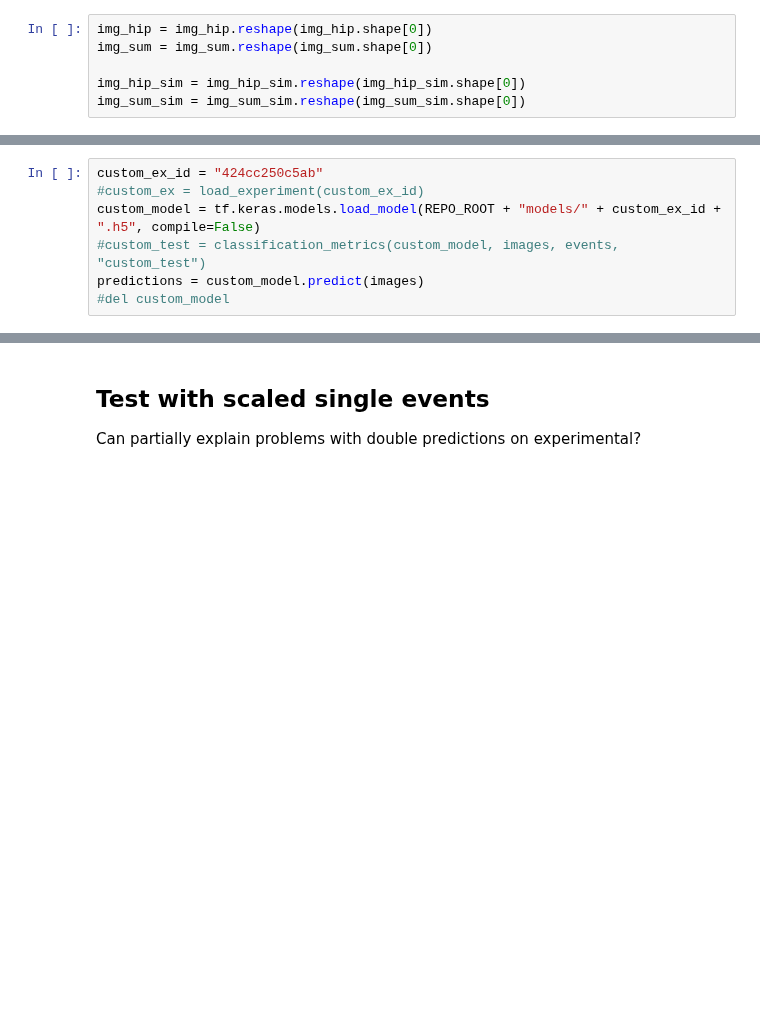
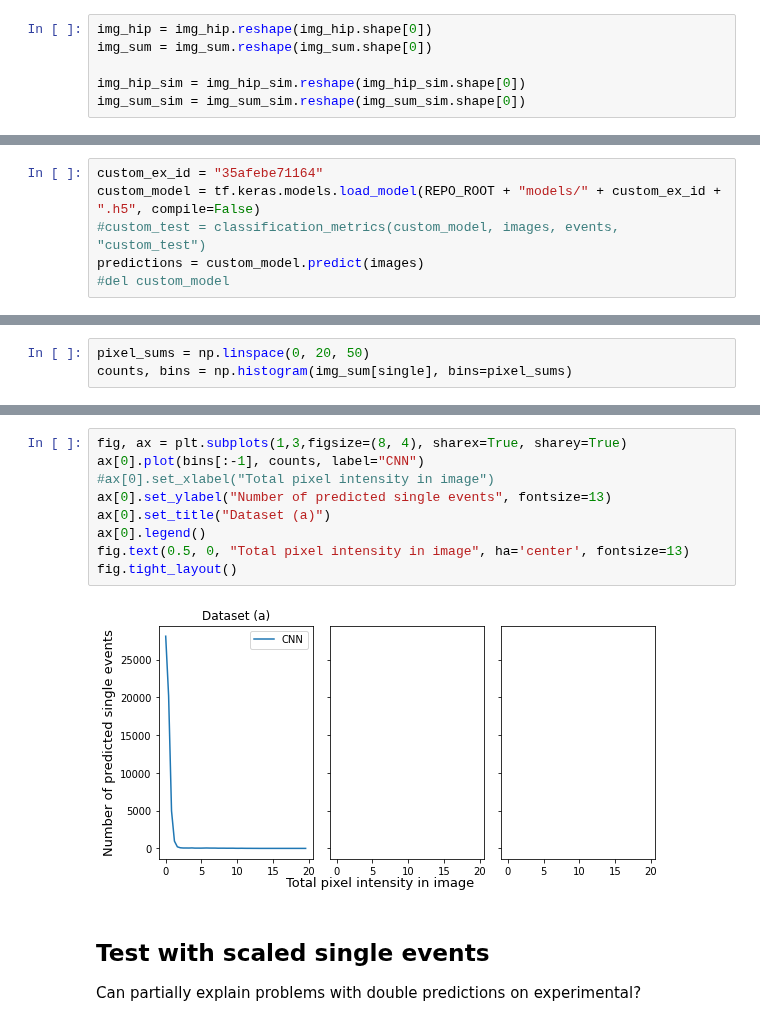
Before and after one commit to geirtul/master_analysis, a Jupyter notebook: notebooks/exploration/data_exploration_anodedata.ipynb, the cells around one changed output, grey strips where cells are left out. Saved outputs shown, nothing was run; the diff lists cells and outputs as text; blank space fills up the shorter version.

```diff
--- a/notebooks/exploration/data_exploration_anodedata.ipynb
+++ b/notebooks/exploration/data_exploration_anodedata.ipynb
@@ -209,6 +207,5 @@ Exp: 36.049322173939224x + -0.5177085664237217
 # %%
-custom_ex_id = "424cc250c5ab"
-#custom_ex = load_experiment(custom_ex_id)
+custom_ex_id = "35afebe71164"
 custom_model = tf.keras.models.load_model(REPO_ROOT + "models/" + custom_ex_id + ".h5", compile=False)
 #custom_test = classification_metrics(custom_model, images, events, "custom_test")
 predictions = custom_model.predict(images)
@@ -250,0 +251,3 @@ fig.tight_layout()
+# %%
+pixel_sums = np.linspace(0, 20, 50)
+counts, bins = np.histogram(img_sum[single], bins=pixel_sums)
@@ -251,3 +268,14 @@ fig.tight_layout()
+# %%
+fig, ax = plt.subplots(1,3,figsize=(8, 4), sharex=True, sharey=True)
+ax[0].plot(bins[:-1], counts, label="CNN")
+#ax[0].set_xlabel("Total pixel intensity in image")
+ax[0].set_ylabel("Number of predicted single events", fontsize=13)
+ax[0].set_title("Dataset (a)")
+ax[0].legend()
+fig.text(0.5, 0, "Total pixel intensity in image", ha='center', fontsize=13)
+fig.tight_layout()
+# %% [output]
+[figure, added]
 # %% [markdown]
 ## Test with scaled single events
 Can partially explain problems with double predictions on experimental?
```
Also changed, not shown: parts of 16 cells of this notebook, 4 other files.
